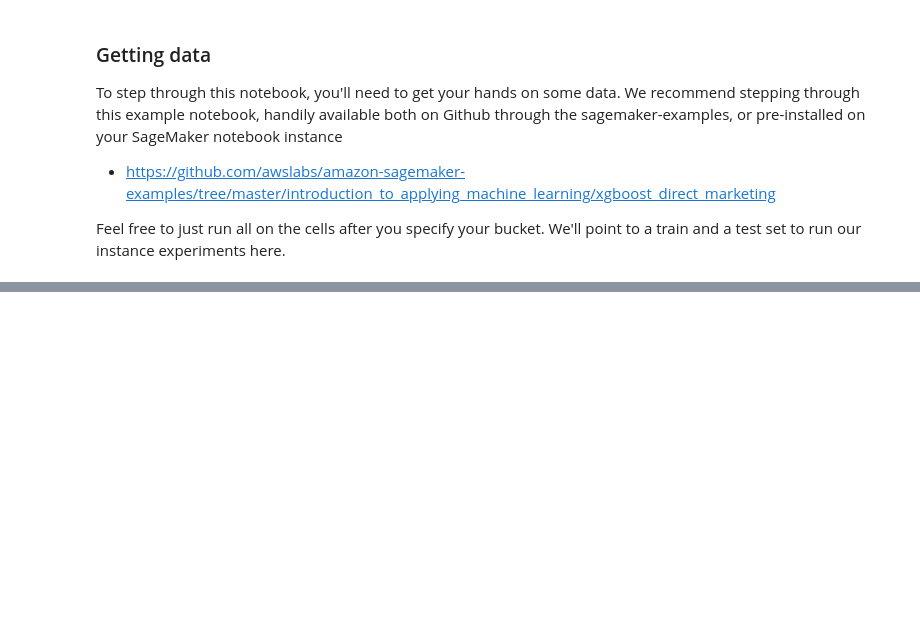
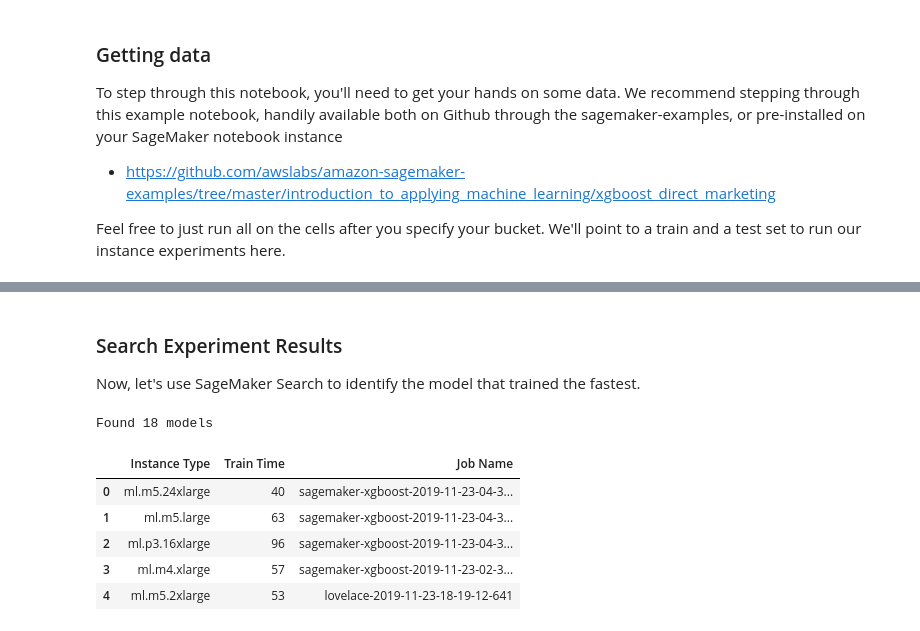
Before and after one commit to EmilyWebber/ada-lovelace, a Jupyter notebook: First Experiments.ipynb, the cells around one changed output, grey strips where cells are left out. Saved outputs shown, nothing was run; the diff lists cells and outputs as text; code cells hidden in the pictures; blank space fills up the shorter version.

```diff
--- a/First Experiments.ipynb
+++ b/First Experiments.ipynb
@@ -57,0 +196,3 @@ xgb.fit({'train': s3_input_train, 'validation': s3_input_validation})
+# %% [markdown]
+### Search Experiment Results
+Now, let's use SageMaker Search to identify the model that trained the fastest.
@@ -57,0 +228,51 @@ xgb.fit({'train': s3_input_train, 'validation': s3_input_validation})
+# %%
+from sagemaker.model import Model
+
+def get_models(results):
+
+    role = sagemaker.get_execution_role()
+
+    models = []
+
+    for idx, each in enumerate(results['Results']):
+
+        job_name = each['TrainingJob']['TrainingJobName']
+
+        artifact = each['TrainingJob']['ModelArtifacts']['S3ModelArtifacts']
+
+        # get training image
+        image =  each['TrainingJob']['AlgorithmSpecification']['TrainingImage']
+
+        m = Model(artifact, image, role = role, sagemaker_session = sess, name = job_name)
+
+        # get training start time
+        start_time = each['TrainingJob']['TrainingStartTime']
+
+        # get training end time
+        end_time = each['TrainingJob']['TrainingEndTime']
+
+        # compute and store training run time
+        train_time = (end_time - start_time).seconds
+
+        instance_type = each['TrainingJob']['ResourceConfig']['InstanceType']
+
+        models.append([instance_type, train_time, job_name])
+
+#         models[instance_type] = {'train_time':train_time, "model_object":m, 'job_name':job_name}
+
+    print ('Found {} models'.format(len(models)))
+
+    return pd.DataFrame(models, columns = ['Instance Type', 'Train Time', 'Job Name'])
+
+models = get_models(results)
+# %% [output]
+Found 18 models
+# %%
+models.head()
+# %% [output]
+|  | Instance Type | Train Time | Job Name |
+| 0 | ml.m5.24xlarge | 40 | sagemaker-xgboost-2019-11-23-04-3... |
+| 1 | ml.m5.large | 63 | sagemaker-xgboost-2019-11-23-04-3... |
+| 2 | ml.p3.16xlarge | 96 | sagemaker-xgboost-2019-11-23-04-3... |
+| 3 | ml.m4.xlarge | 57 | sagemaker-xgboost-2019-11-23-02-3... |
+| 4 | ml.m5.2xlarge | 53 | lovelace-2019-11-23-18-19-12-641 |
```
Also changed, not shown: parts of 18 cells of this notebook.
